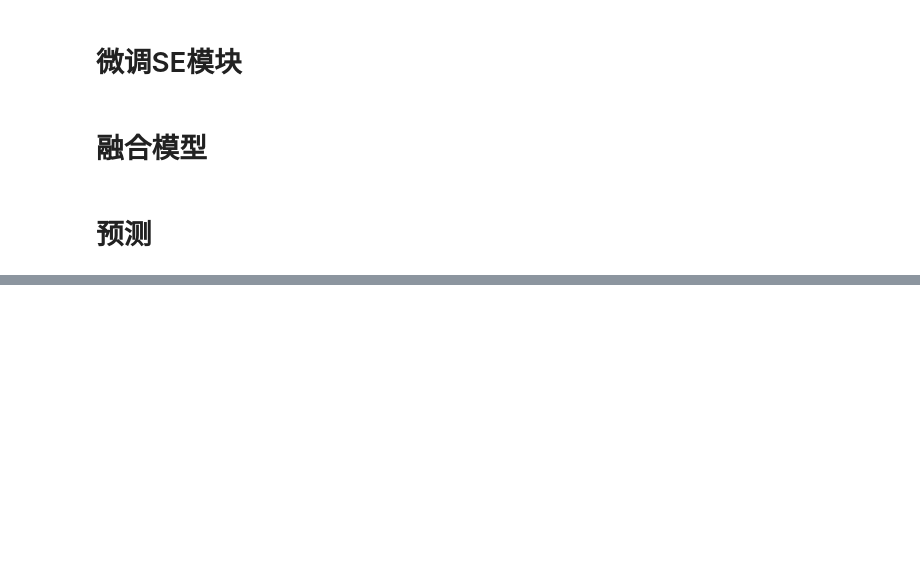
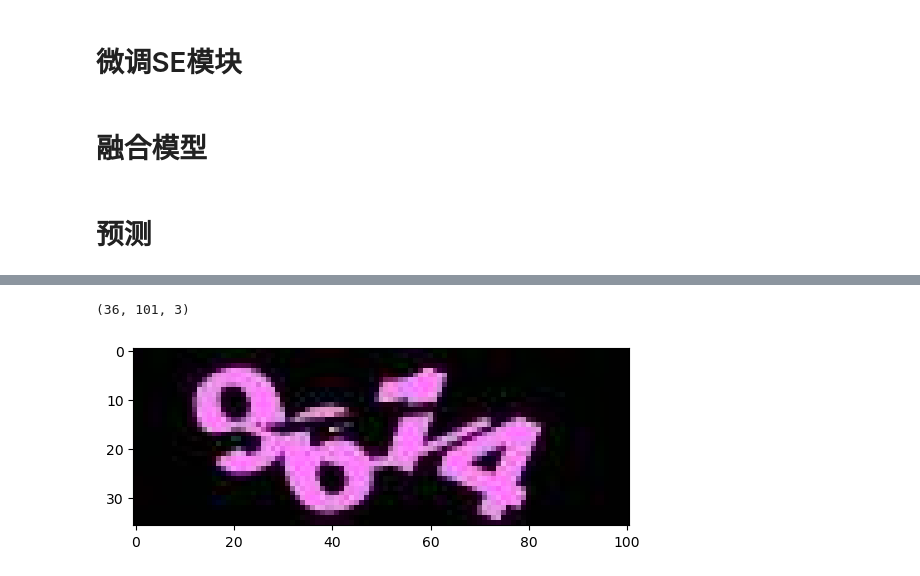
Before and after one commit to SubtleSpark/CAPTCHA_full, a Jupyter notebook: demonstration.ipynb, the cells around one changed output, grey strips where cells are left out. Cells and saved outputs as stored; diff of their text form; code cells hidden in the pictures; blank space fills up the shorter version.

```diff
--- a/demonstration.ipynb
+++ b/demonstration.ipynb
@@ -45 +36,10 @@ for result in results:
+# %%
+# 预测
+pics_path1 = r"E:\yzm\test.jpg"
+x1 = imread(filename=pics_path1)
+print(x1.shape)
+img = cv2.cvtColor(x1, cv2.COLOR_BGR2RGB)
+# %% [output]
+(36, 101, 3)
+[figure, added]
 # %%
```
Also changed, not shown: parts of 4 cells of this notebook, 3 other files.
